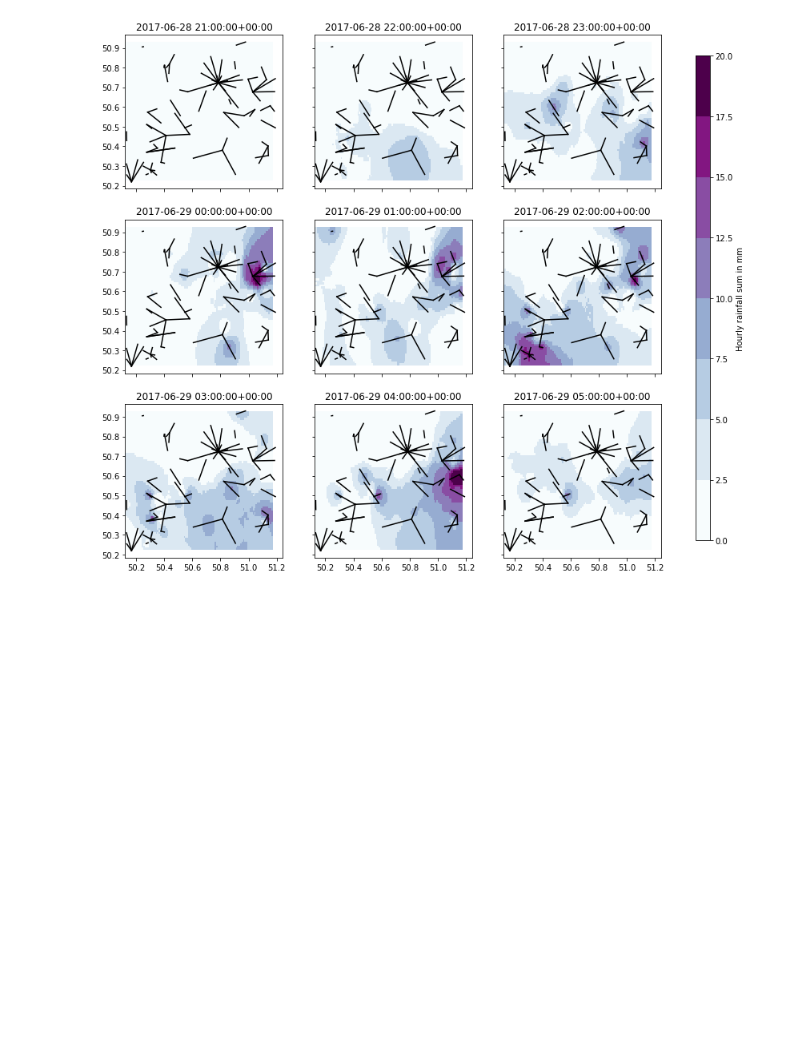
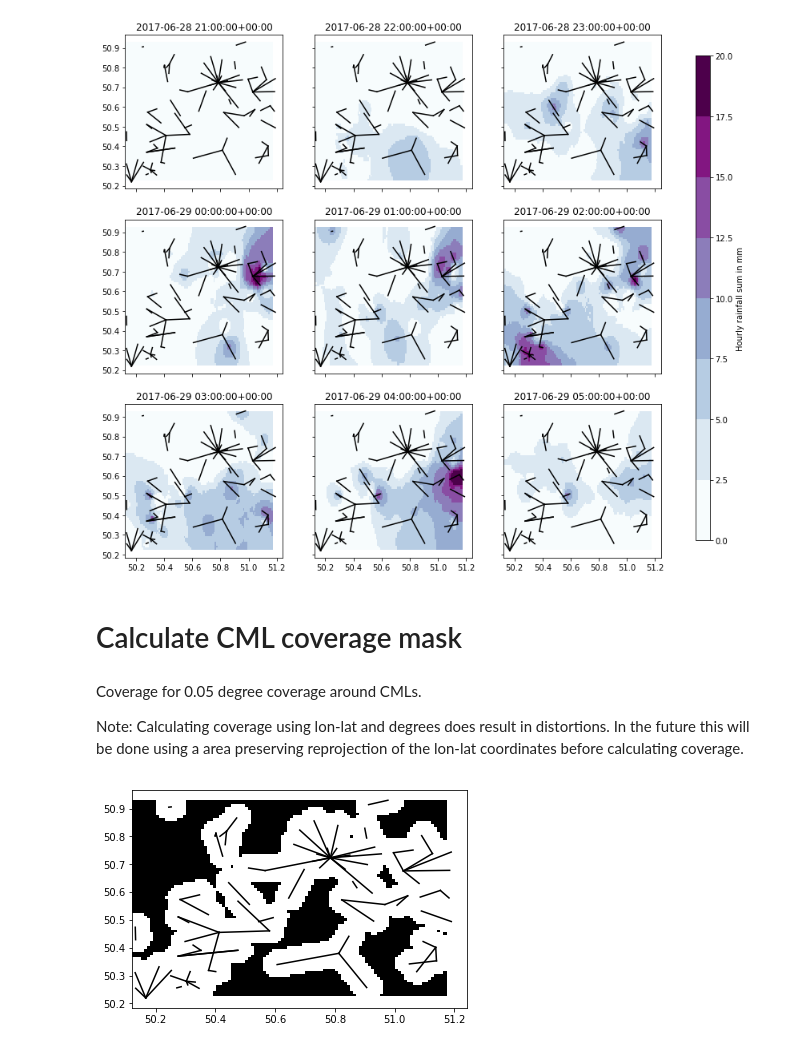
Before and after one commit to pycomlink/pycomlink, a Jupyter notebook: notebooks/Spatial interpolation.ipynb, the cells around one changed output. Saved outputs shown, nothing was run; the diff lists cells and outputs as text; code cells hidden in the pictures; blank space fills up the shorter version.

Commit message:
Speed up of `calc_coverage_mask` and added example application

```diff
--- a/notebooks/Spatial interpolation.ipynb
+++ b/notebooks/Spatial interpolation.ipynb
@@ -12,7 +12,7 @@ from tqdm import tqdm_notebook
 # Load CML example data
 Coordinates mimic the real network topology but are fake
 # %%
-cml_list = pycml.io.examples.read_cml_list()
+cml_list = pycml.io.examples.get_75_cmls()
 # %% [output]
 75 CMLs read in
 # %%
@@ -53,4 +55,4 @@ cml_interp = pycml.spatial.interpolator.ComlinkGridInterpolator(
 # %% [markdown]
 ## Perform interpolation for all time steps
 # %%
-zgrids = cml_interp.loop_over_time()
+ds = cml_interp.loop_over_time()
@@ -61,9 +75,9 @@ for i, axi in enumerate(ax.flat):
     for cml in cml_list:
         cml.plot_line(ax=axi, color='k')
 
-    pc = axi.pcolormesh(cml_interp.xgrid,
-                        cml_interp.ygrid,
-                        zgrids[20+i],
+    pc = axi.pcolormesh(ds.lon,
+                        ds.lat,
+                        ds.R.isel(time=20+i),
                         cmap=plt.get_cmap('BuPu', 8),
                         vmin=0,
                         vmax=20)
@@ -74,3 +88,22 @@ cbar_ax = fig.add_axes([0.95, 0.15, 0.02, 0.7])
 fig.colorbar(pc, cax=cbar_ax, label='Hourly rainfall sum in mm');
 # %% [output]
 [figure]
+# %% [markdown]
+# Calculate CML coverage mask
+# %% [markdown]
+Coverage for 0.05 degree coverage around CMLs.
+
+Note: Calculating coverage using lon-lat and degrees does result in distortions. In the future this will be done using a area preserving reprojection of the lon-lat coordinates before calculating coverage.
+# %%
+cml_coverage_mask = pycml.spatial.coverage.calc_coverage_mask(
+    cml_list=cml_list,
+    xgrid=ds.lon.values,
+    ygrid=ds.lat.values,
+    max_dist_from_cml=0.05)
+
+fig, ax = plt.subplots()
+for cml in cml_list:
+        cml.plot_line(ax=ax, color='k')
+ax.pcolormesh(ds.lon, ds.lat, cml_coverage_mask, cmap='gray');
+# %% [output]
+[figure, added]
```
Also changed, not shown: parts of 6 cells of this notebook, 1 other file.
